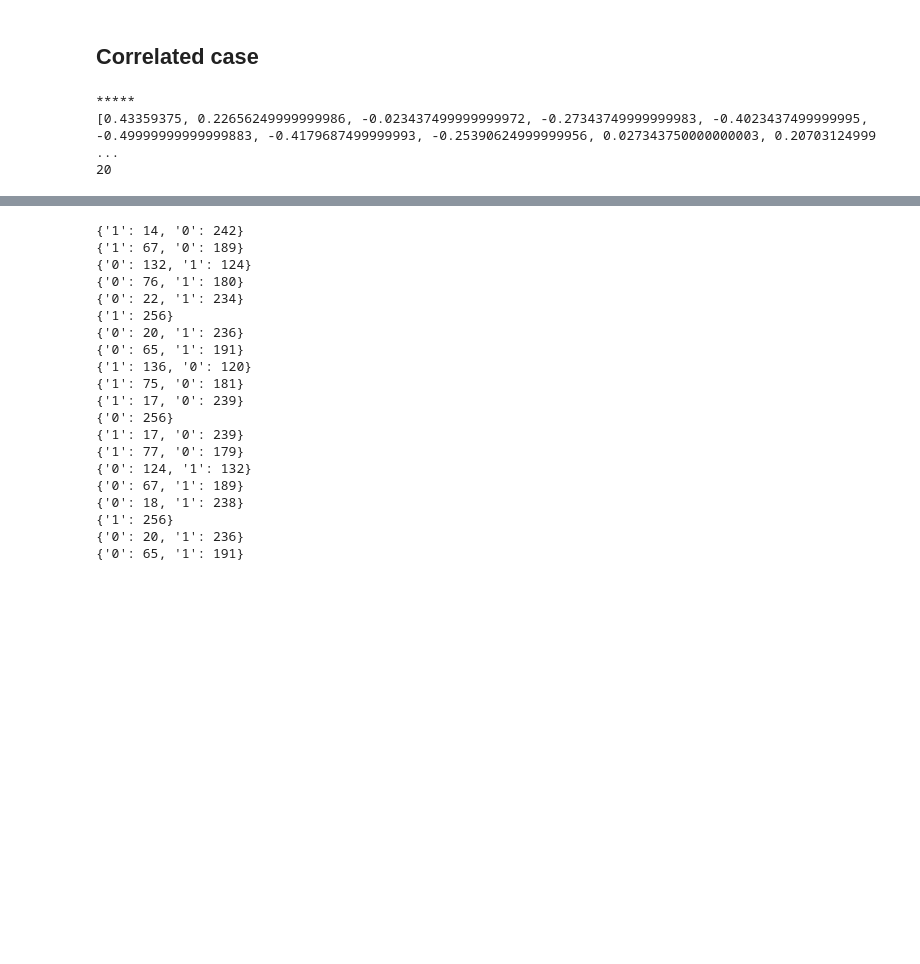
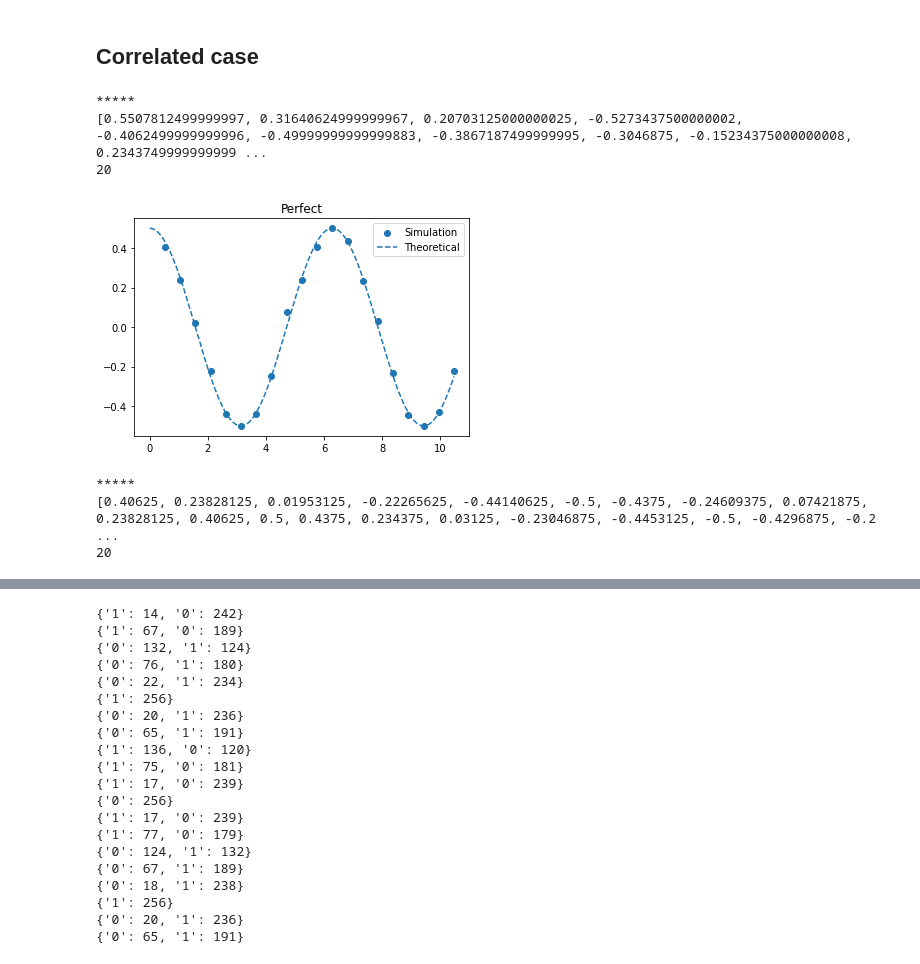
Before and after one commit to JessicaJohnBritto/QOSF_Cohort6, a Jupyter notebook: Results_from_paper/noise_model_ionq.ipynb, the cells around one changed output, grey strips where cells are left out. Drawn from its saved outputs; the diff is of its cells as text; code cells hidden in the pictures; blank space fills up the shorter version.

```diff
--- a/Results_from_paper/noise_model_ionq.ipynb
+++ b/Results_from_paper/noise_model_ionq.ipynb
@@ -311,13 +312,26 @@ def corr_circ(basis_gates,noise_model,do_not_plot,**kwargs):
         znee.append(zne_value)
     return znee
 # %%
-noisemodel, basis_gates = noisem(0.9773)
+# Mitigated
+noisemodel, basis_gates = noisem(1-0.9773)
 znee = wrapper(noisemodel, basis_gates, corr_circ,'perfect',plot_title='Perfect',shots=256,collisions=20)
 print('*****')
 print(znee)
 print(len(znee))
 # %% [output]
 *****
-[0.43359375, 0.22656249999999986, -0.023437499999999972, -0.27343749999999983, -0.4023437499999995, -0.49999999999999883, -0.4179687499999993, -0.25390624999999956, 0.027343750000000003, 0.20703124999 ...
+[0.5507812499999997, 0.31640624999999967, 0.20703125000000025, -0.5273437500000002, -0.4062499999999996, -0.49999999999999883, -0.3867187499999995, -0.3046875, -0.15234375000000008, 0.2343749999999999 ...
 20
+# %%
+# Noise - Unmitigated
+noisemodel, basis_gates = noisem(1-0.9773)
+numcx,gatedepth,abserr, znee = wrapper(noisemodel, basis_gates, circ_correlate,'perfect',plot_title='Perfect',shots=256,collisions=20)
+print('*****')
+print(znee)
+print(len(znee))
+# %% [output]
+[figure, added]
+*****
+[0.40625, 0.23828125, 0.01953125, -0.22265625, -0.44140625, -0.5, -0.4375, -0.24609375, 0.07421875, 0.23828125, 0.40625, 0.5, 0.4375, 0.234375, 0.03125, -0.23046875, -0.4453125, -0.5, -0.4296875, -0.2 ...
+20
 # %%
```
Also changed, not shown: parts of 3 cells of this notebook, 1 other file.
